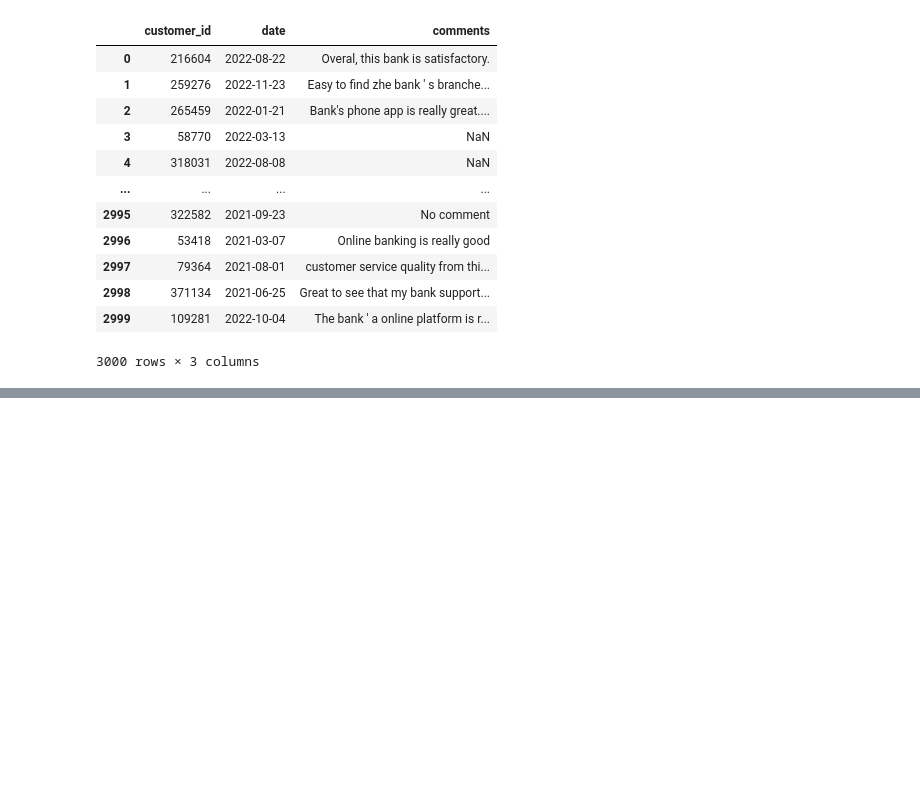
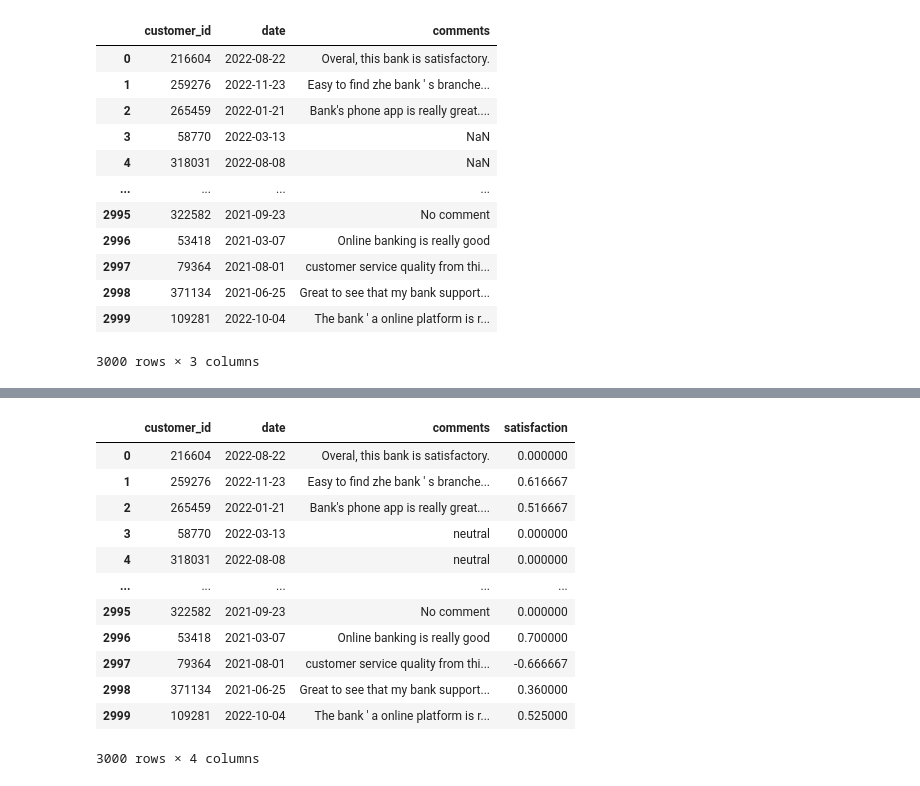
Before and after one commit to soggyfox/bankCustomerSatisfaction-Data-Analysis, a Jupyter notebook: Yesh.ipynb, the cells around one changed output, grey strips where cells are left out. Saved outputs shown, nothing was run; the diff lists cells and outputs as text; code cells hidden in the pictures; blank space fills up the shorter version.

Commit message:
added comment sentiment - wip - to train and split

```diff
--- a/Yesh.ipynb
+++ b/Yesh.ipynb
@@ -44,0 +52,18 @@ df
+# %%
+# Clean data dealing with NaN's
+# Enum satisfaction = [bad, neutral, good, unknown]
+
+# def get_satisfaction(comments):
+#     if pd.isna(comments):
+#         return "neutral"
+#     else:
+#         return "unknown"
+
+# apply function to DataFrame and assign result to new column
+# df['satisfaction'] = df['comments'].apply(get_satisfaction)jj
+
+#  drop NaN's
+df['comments'] = df['comments'].fillna('neutral')
+
+# print resulting DataFrame
+df
@@ -44,0 +84,39 @@ df
+# %%
+
+# sentence = "I hate not like pizza"
+# blob = TextBlob(sentence)
+
+# if blob.sentiment.polarity > 0:
+#     print("Positive sentiment")
+# elif blob.sentiment.polarity == 0:
+#     print("Neutral sentiment")
+# else:
+#     print("Negative sentiment")
+
+# Iterate over the rows of the dataframe
+for index, row in df.iterrows():
+    # Get the comment from the current row
+    comment = row["comments"]
+
+    # Analyze the sentiment of the comment using TextBlob
+    blob = TextBlob(comment)
+    sentiment_score = blob.sentiment.polarity
+
+    # Add the sentiment score to the "satisfaction" column of the current row
+    df.at[index, "satisfaction"] = sentiment_score
+# %%
+df
+# %% [output]
+|  | customer_id | date | comments | satisfaction |
+| 0 | 216604 | 2022-08-22 | Overal, this bank is satisfactory. | 0.000000 |
+| 1 | 259276 | 2022-11-23 | Easy to find zhe bank ' s branche... | 0.616667 |
+| 2 | 265459 | 2022-01-21 | Bank's phone app is really great.... | 0.516667 |
+| 3 | 58770 | 2022-03-13 | neutral | 0.000000 |
+| 4 | 318031 | 2022-08-08 | neutral | 0.000000 |
+| ... | ... | ... | ... | ... |
+| 2995 | 322582 | 2021-09-23 | No comment | 0.000000 |
+| 2996 | 53418 | 2021-03-07 | Online banking is really good | 0.700000 |
+| 2997 | 79364 | 2021-08-01 | customer service quality from thi... | -0.666667 |
+| 2998 | 371134 | 2021-06-25 | Great to see that my bank support... | 0.360000 |
+| 2999 | 109281 | 2022-10-04 | The bank ' a online platform is r... | 0.525000 |
+3000 rows × 4 columns
```
Also changed, not shown: parts of 6 cells of this notebook.
